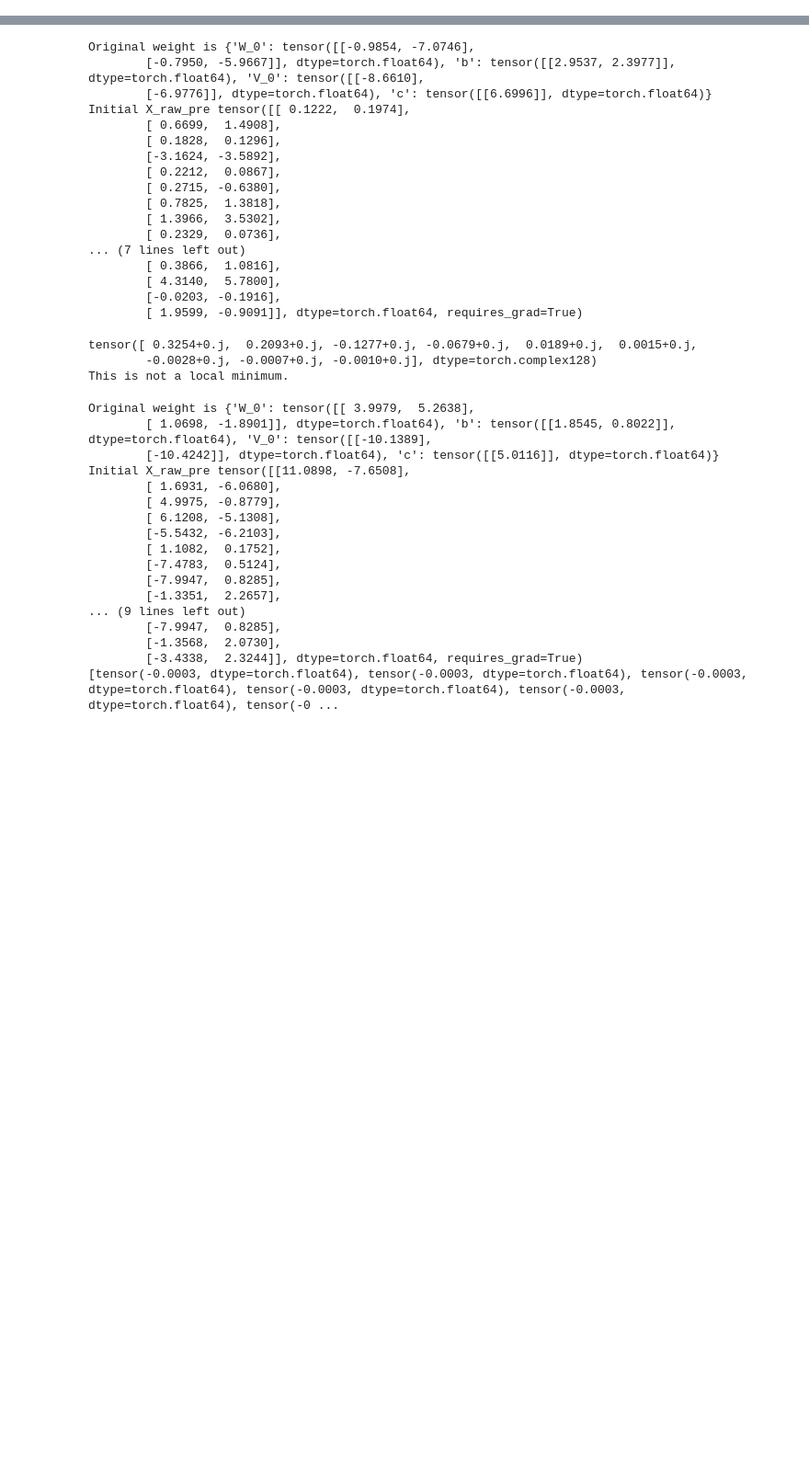
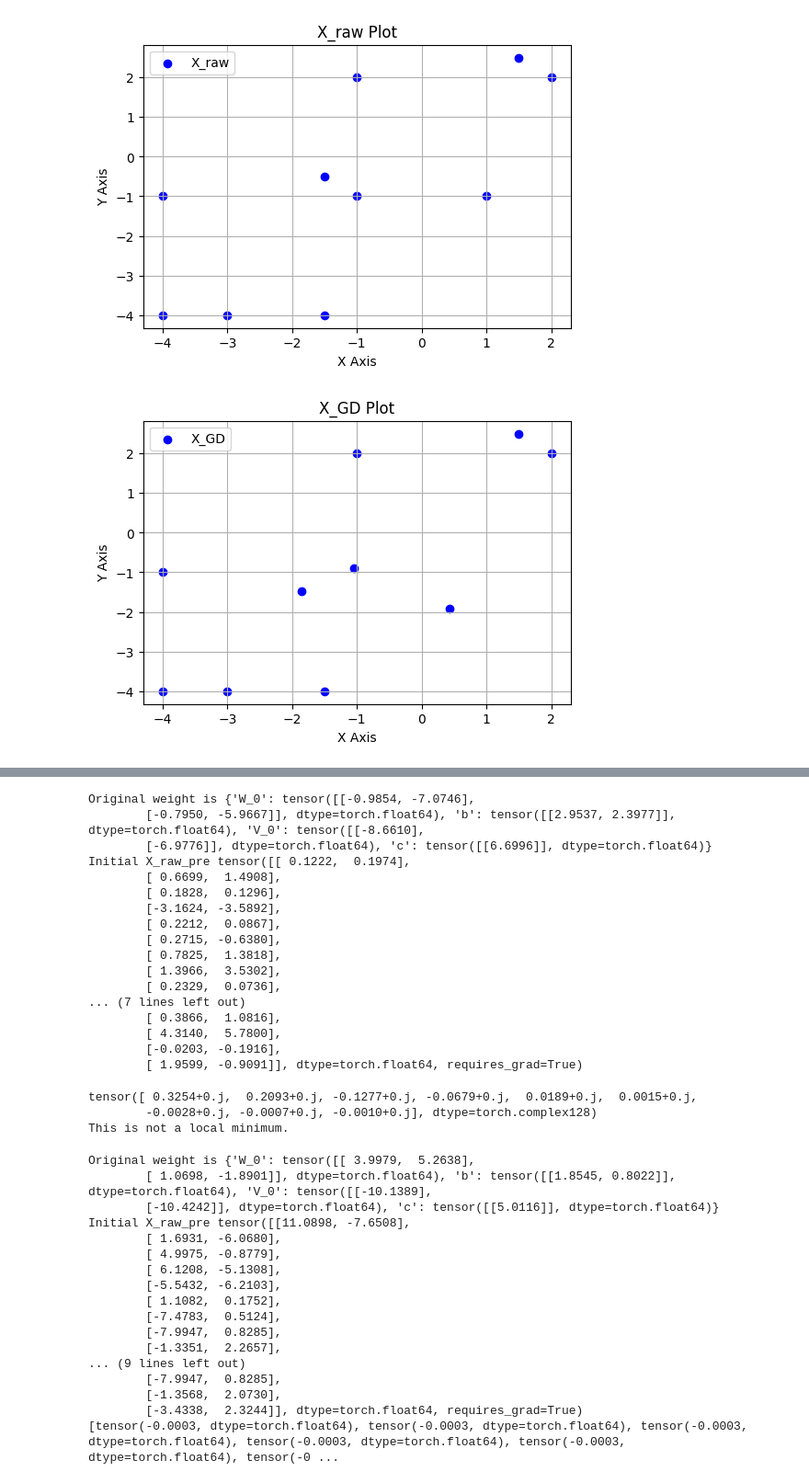
Before and after one commit to zw2788/LocalMinimaConstruction, a Jupyter notebook: DwrtXGradientW.ipynb, the cells around one changed output, grey strips where cells are left out. Shown: that part at 92% size. Drawn from its saved outputs; the diff is of its cells as text; code cells hidden in the pictures; blank space fills up the shorter version.

```diff
--- a/DwrtXGradientW.ipynb
+++ b/DwrtXGradientW.ipynb
@@ -75,6 +75,20 @@ def calculate_second_order_grad_trap(model, X_raw_torch, Y_torch):
     # Compute the derivative of the grad_norm with respect to X
     second_order_grad = torch.autograd.grad(grad_norm, X_raw_torch, retain_graph=True)[0]
     return second_order_grad
+
+def gradient_descent_on_input(model, X, Y, max_iterations, learning_rate=0.01):
+    X_modifiable = X.clone().detach().requires_grad_(True)
+    optimizer_x = optim.SGD([X_modifiable], lr=learning_rate)
+
+    for i in range(max_iterations):
+        optimizer_x.zero_grad()
+        output = model(X_modifiable)
+        loss = -torch.mean(Y * torch.log(output) + (1 - Y) * torch.log(1 - output))
+        loss.backward()
+        optimizer_x.step()
+        print(i)
+
+    return X_modifiable
 # %%
 def perturb_weights_normal(model, max_deviation=0.01):
     with torch.no_grad():
@@ -236 +250,11 @@ tensor([-3.2549e+00+0.j,  1.0070e-01+0.j,  8.7098e-03+0.j,  1.8168e-03+0.j,
 This is not a local minimum.
+# %%
+nn_model_GD = SimpleNN(W_0, b, V_0, c)
+X_GD = gradient_descent_on_input(nn_model_GD , X_raw, Y, max_iterations=10000, learning_rate=0.01)
+print("X_raw is {}".format(X_raw))
+print("X_GD is {}".format(X_GD))
+
+hessian_matrix_GD, eigenvalues_GD = compute_hessian_and_eigenvalues(nn_model_GD, X_GD, Y)
+
+print(eigenvalues_GD)
+check_local_minimum(eigenvalues_GD)
@@ -236,0 +279,6 @@ This is not a local minimum.
+# %%
+plot_tensor(X_raw, label='X_raw', marker='o', color='blue')
+plot_tensor(X_GD, label='X_GD', marker='o', color='blue')
+# %% [output]
+[figure, added]
+[figure, added]
```
Also changed, not shown: parts of 9 cells of this notebook.
